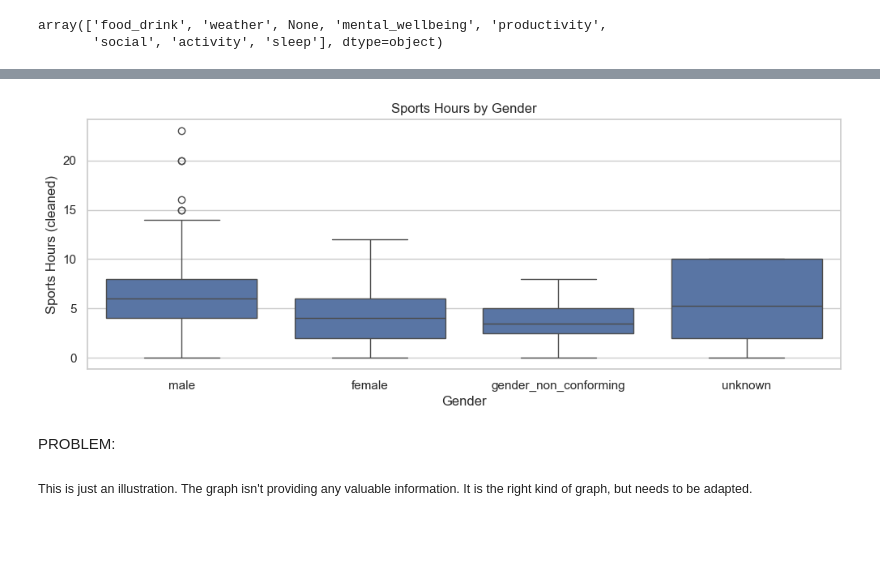
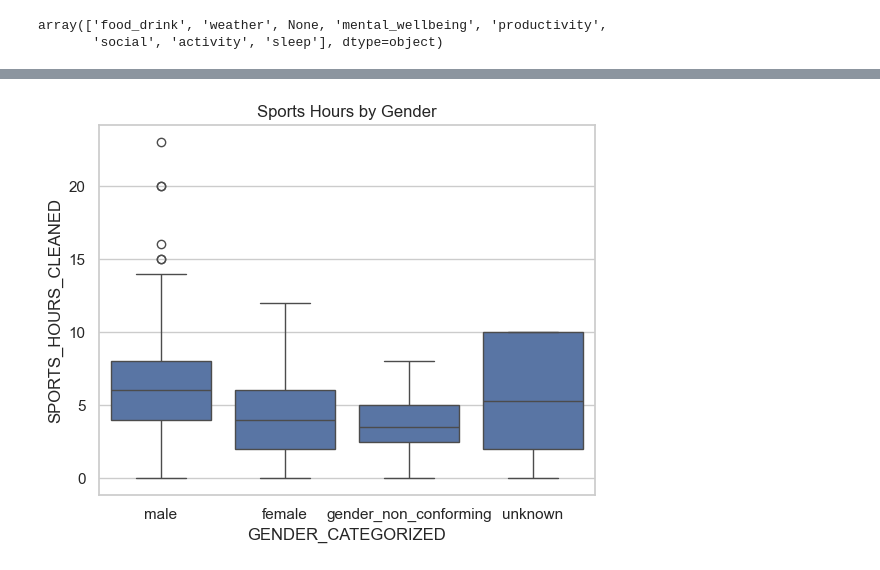
Before and after one commit to rahil1303/dmt-assignment1-2025, a Jupyter notebook: notebooks/Iteration_2_eda.ipynb, the cells around one changed output, grey strips where cells are left out. Drawn from its saved outputs; the diff is of its cells as text; code cells hidden in the pictures; blank space fills up the shorter version.

Commit message:
additional cleaning, still testing out some imputations for missing values

```diff
--- a/notebooks/Iteration_2_eda.ipynb
+++ b/notebooks/Iteration_2_eda.ipynb
@@ -1025,0 +1080,6 @@ missing_cleaned
+# %%
+# Calculate the median for male stress levels because the only missing value is under male
+median_male = df[df['GENDER_CATEGORIZED'] == 'male']['STRESS_LEVEL_CLEANED'].median()
+
+# Replace missing values for males with the calculated median
+df.loc[(df['GENDER_CATEGORIZED'] == 'male') & (df['STRESS_LEVEL_CLEANED'].isna()), 'STRESS_LEVEL_CLEANED'] = median_male
@@ -1026,15 +1113,6 @@ missing_cleaned
 # %%
-plt.figure(figsize=(12,4))
-sns.boxplot(data=df,
-            x='GENDER_CATEGORIZED',
-            y='SPORTS_HOURS_CLEANED')
-plt.title("Sports Hours by Gender")
-plt.xlabel("Gender")
-plt.ylabel("Sports Hours (cleaned)")
+sns.boxplot(x='GENDER_CATEGORIZED', y='SPORTS_HOURS_CLEANED', data=df)
+plt.title('Sports Hours by Gender')
 plt.show()
 # %% [output]
-[figure, old version]
+[figure, new version]
-# %% [markdown]
-PROBLEM:
-# %% [markdown]
-<small> This is just an illustration. The graph isn't providing any valuable information. It is the right kind of graph, but needs to be adapted.
```
Also changed, not shown: parts of 38 cells of this notebook, 1 other file.
